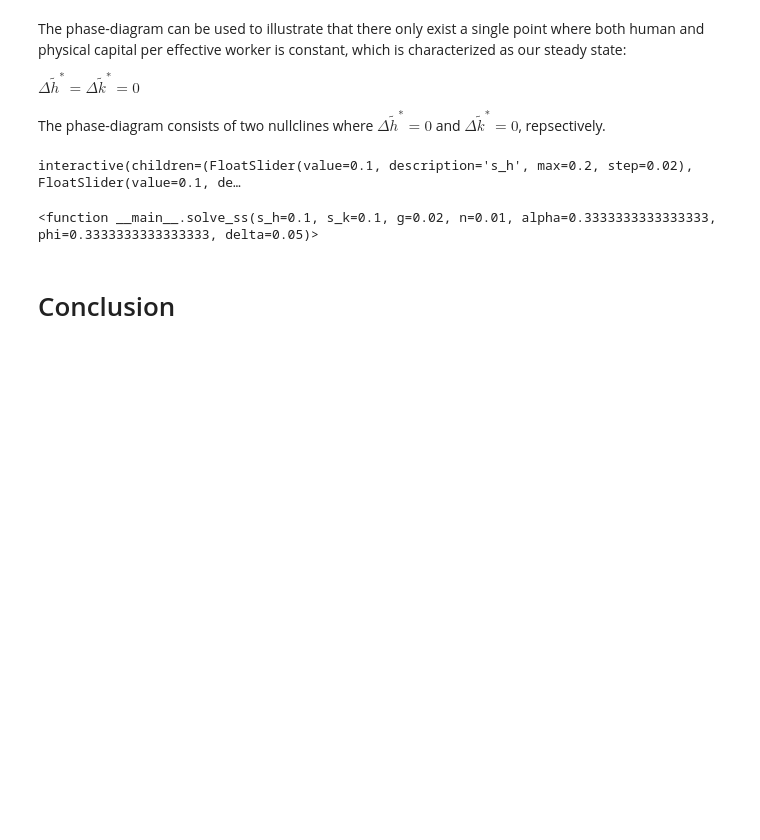
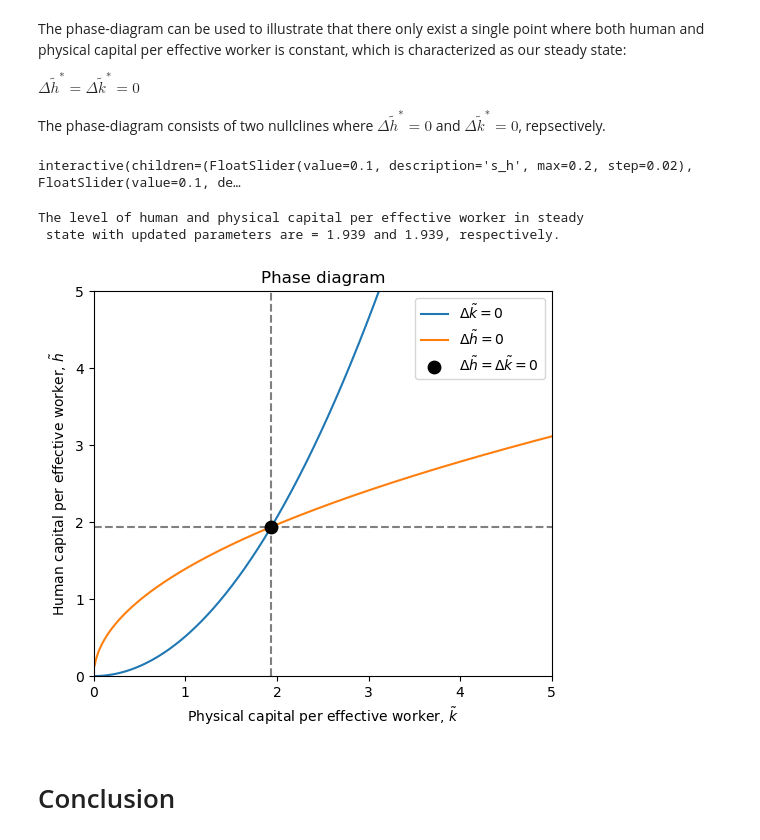
Before and after one commit to NumEconCopenhagen/projects-2023-mathias-emma, a Jupyter notebook: modelproject/modelproject.ipynb, the cells around one changed output. Cells and saved outputs as stored; diff of their text form; code cells hidden in the pictures; blank space fills up the shorter version.

```diff
--- a/modelproject/modelproject.ipynb
+++ b/modelproject/modelproject.ipynb
@@ -292,36 +292,37 @@ def solve_ss(s_h=s_h, s_k=s_k, g=g, n=n, alpha=alpha, phi=phi, delta=delta):
     ax.plot(k_vec, h_vec_DeltaK0, label=r'$\Delta \tilde{k}=0$')
     ax.plot(k_vec, h_vec_DeltaH0, label=r'$\Delta \tilde{h}=0$')
     ax.set_xlabel(r'Physical capital per effective worker, $\tilde{k}$')
     ax.set_ylabel(r'Human capital per effective worker, $\tilde{h}$')
     ax.set(xlim=(0, 5), ylim=(0, 5))
     ax.set_title('Phase diagram')
 
     # Setting up the objective and solving the model, we repeat this step from earlier, so it will update when changing parameters with the widgets
     objective = lambda x: [f(x[0],x[1],s_h,s_k,g,n,alpha,phi,delta)]
     solution = optimize.root(objective,[1,1],method = 'broyden1')
     num_solution = solution.x
 
     # Draw lines and mark the point of the ss-value
     plt.axvline(num_solution[1], ymax=1, color='gray', linestyle='--')
     plt.axhline(num_solution[0], xmax=1, color='gray', linestyle='--')
     ax.scatter(num_solution[1],num_solution[0],color='black',s=80,zorder=2.5, label=r'$\Delta\tilde{h}=\Delta\tilde{k}=0$')
     ax.legend()
 
     print(f'The level of human and physical capital per effective worker in steady \n state with updated parameters are = {num_solution[0]:.3f} and {num_solution[1]:.3f}, respectively.')
 
-
 # Create interactive sliders for the parameters
 interact(solve_ss,
          s_h=(0, 0.2, 0.02),
-         s_k=(0, 0.2, 0.05),
+         s_k=(0, 0.2, 0.02),
          g=(0, 0.05, 0.01),
          n=(0, 0.05, 0.01),
          alpha=(0.1, 0.7, 0.1),
          phi=(0.2, 0.7, 0.1),
          delta=(0.03, 0.09, 0.01))
 # %% [output]
 interactive(children=(FloatSlider(value=0.1, description='s_h', max=0.2, step=0.02), FloatSlider(value=0.1, de…
-<function __main__.solve_ss(s_h=0.1, s_k=0.1, g=0.02, n=0.01, alpha=0.3333333333333333, phi=0.3333333333333333, delta=0.05)>
+The level of human and physical capital per effective worker in steady
+ state with updated parameters are = 1.939 and 1.939, respectively.
+[figure, added]
 # %% [markdown]
 # Conclusion
 # %% [markdown]
```
